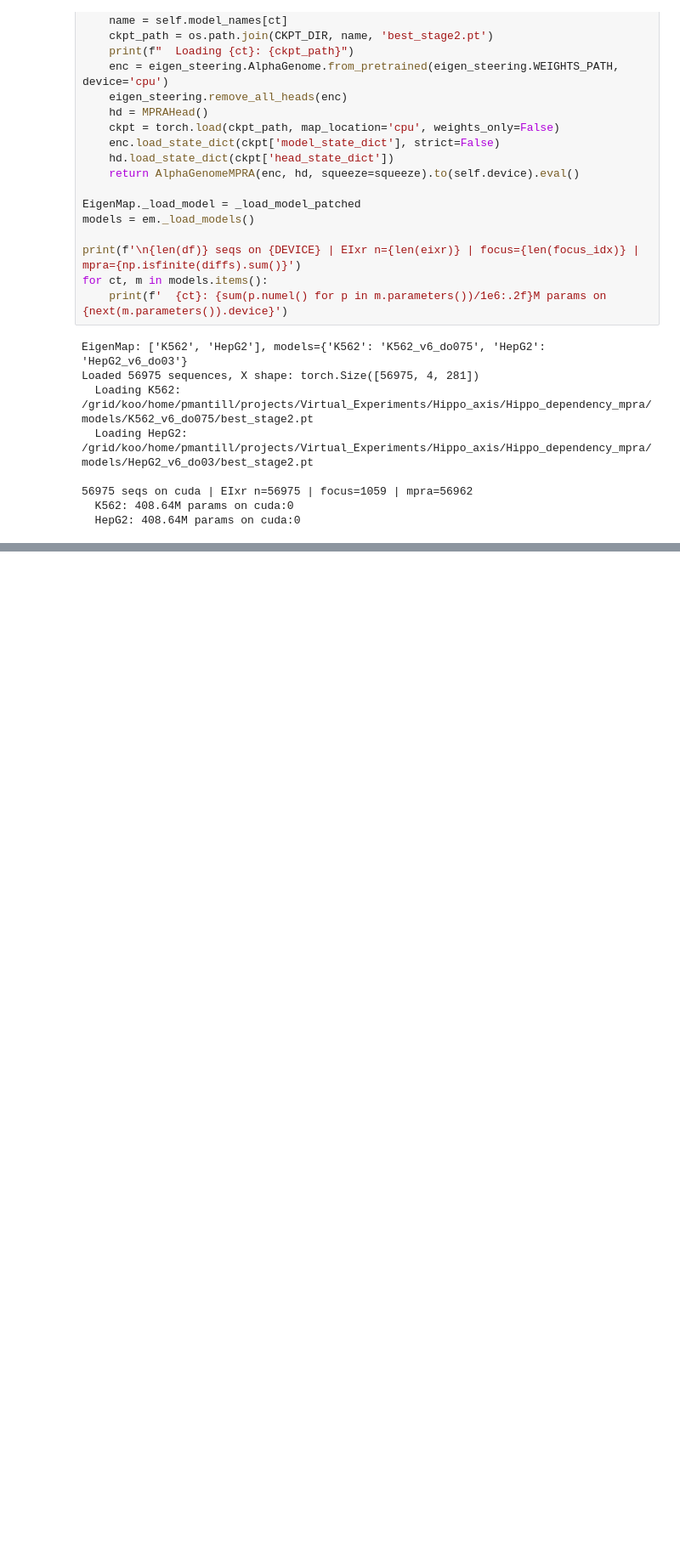
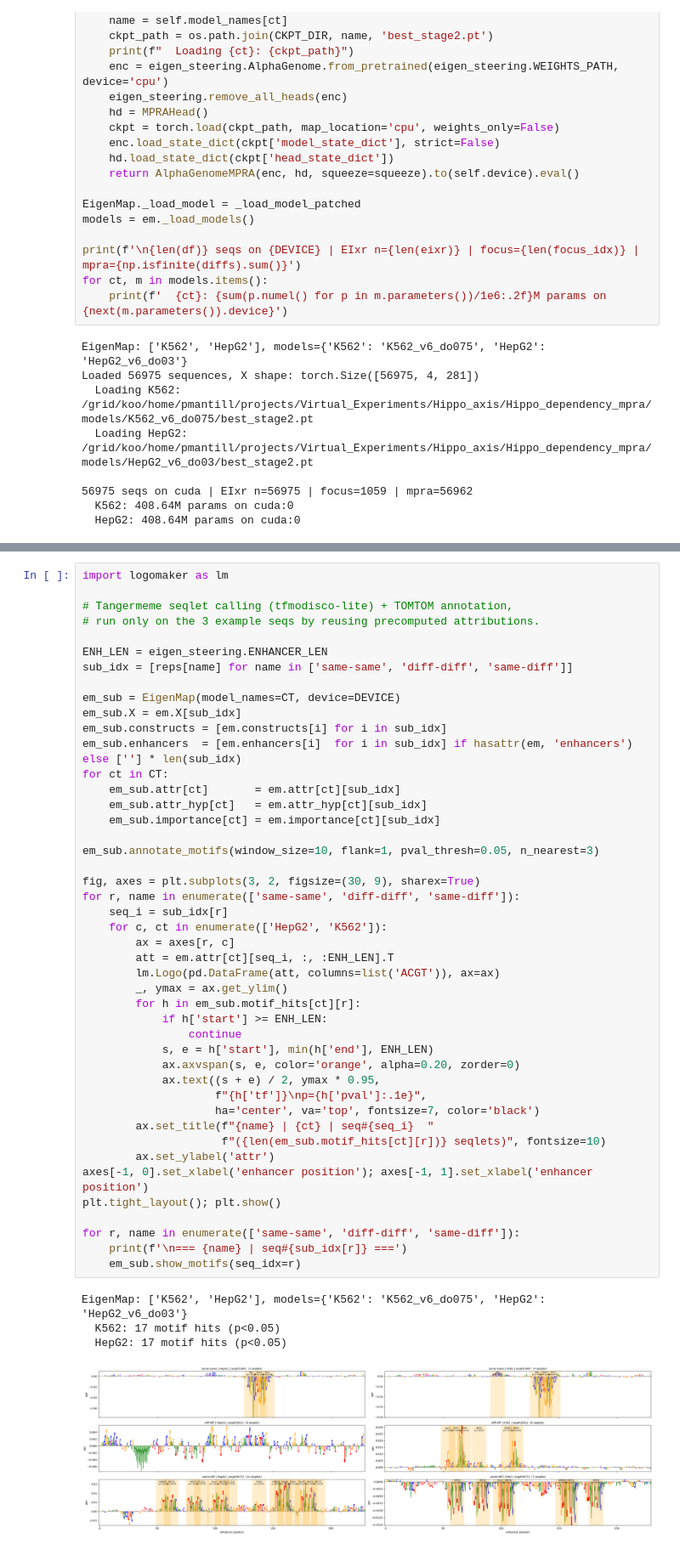
Before and after one commit to pabmantilla/Hippo_dependency_mpra, a Jupyter notebook: genomic_targets/scripts/2d_diff_call/scripts/k-cee_screen.ipynb, the cells around one changed output, grey strips where cells are left out. Shown at 85% size. Saved outputs shown, nothing was run; the diff lists cells and outputs as text; blank space fills up the shorter version.

```diff
--- a/genomic_targets/scripts/2d_diff_call/scripts/k-cee_screen.ipynb
+++ b/genomic_targets/scripts/2d_diff_call/scripts/k-cee_screen.ipynb
@@ -125,0 +128,50 @@ Name: count, dtype: int64
+# %%
+import logomaker as lm
+
+# Tangermeme seqlet calling (tfmodisco-lite) + TOMTOM annotation,
+# run only on the 3 example seqs by reusing precomputed attributions.
+
+ENH_LEN = eigen_steering.ENHANCER_LEN
+sub_idx = [reps[name] for name in ['same-same', 'diff-diff', 'same-diff']]
+
+em_sub = EigenMap(model_names=CT, device=DEVICE)
+em_sub.X = em.X[sub_idx]
+em_sub.constructs = [em.constructs[i] for i in sub_idx]
+em_sub.enhancers  = [em.enhancers[i]  for i in sub_idx] if hasattr(em, 'enhancers') else [''] * len(sub_idx)
+for ct in CT:
+    em_sub.attr[ct]       = em.attr[ct][sub_idx]
+    em_sub.attr_hyp[ct]   = em.attr_hyp[ct][sub_idx]
+    em_sub.importance[ct] = em.importance[ct][sub_idx]
+
+em_sub.annotate_motifs(window_size=10, flank=1, pval_thresh=0.05, n_nearest=3)
+
+fig, axes = plt.subplots(3, 2, figsize=(30, 9), sharex=True)
+for r, name in enumerate(['same-same', 'diff-diff', 'same-diff']):
+    seq_i = sub_idx[r]
+    for c, ct in enumerate(['HepG2', 'K562']):
+        ax = axes[r, c]
+        att = em.attr[ct][seq_i, :, :ENH_LEN].T
+        lm.Logo(pd.DataFrame(att, columns=list('ACGT')), ax=ax)
+        _, ymax = ax.get_ylim()
+        for h in em_sub.motif_hits[ct][r]:
+            if h['start'] >= ENH_LEN:
+                continue
+            s, e = h['start'], min(h['end'], ENH_LEN)
+            ax.axvspan(s, e, color='orange', alpha=0.20, zorder=0)
+            ax.text((s + e) / 2, ymax * 0.95,
+                    f"{h['tf']}\np={h['pval']:.1e}",
+                    ha='center', va='top', fontsize=7, color='black')
+        ax.set_title(f"{name} | {ct} | seq#{seq_i}  "
+                     f"({len(em_sub.motif_hits[ct][r])} seqlets)", fontsize=10)
+        ax.set_ylabel('attr')
+axes[-1, 0].set_xlabel('enhancer position'); axes[-1, 1].set_xlabel('enhancer position')
+plt.tight_layout(); plt.show()
+
+for r, name in enumerate(['same-same', 'diff-diff', 'same-diff']):
+    print(f'\n=== {name} | seq#{sub_idx[r]} ===')
+    em_sub.show_motifs(seq_idx=r)
+# %% [output]
+EigenMap: ['K562', 'HepG2'], models={'K562': 'K562_v6_do075', 'HepG2': 'HepG2_v6_do03'}
+  K562: 17 motif hits (p<0.05)
+  HepG2: 17 motif hits (p<0.05)
+[figure, added]
```
Also changed, not shown: parts of 12 cells of this notebook, 1 other file.
